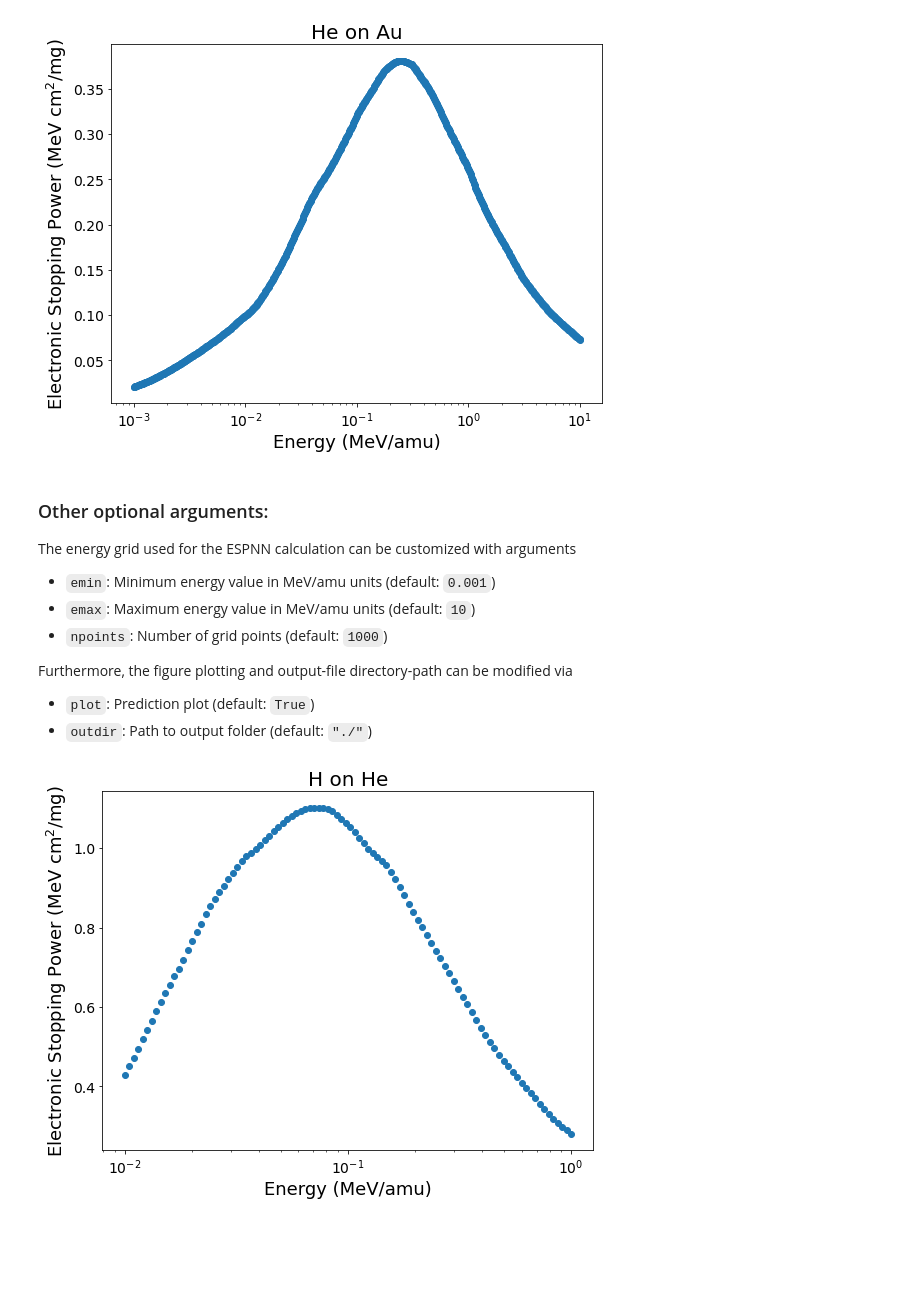
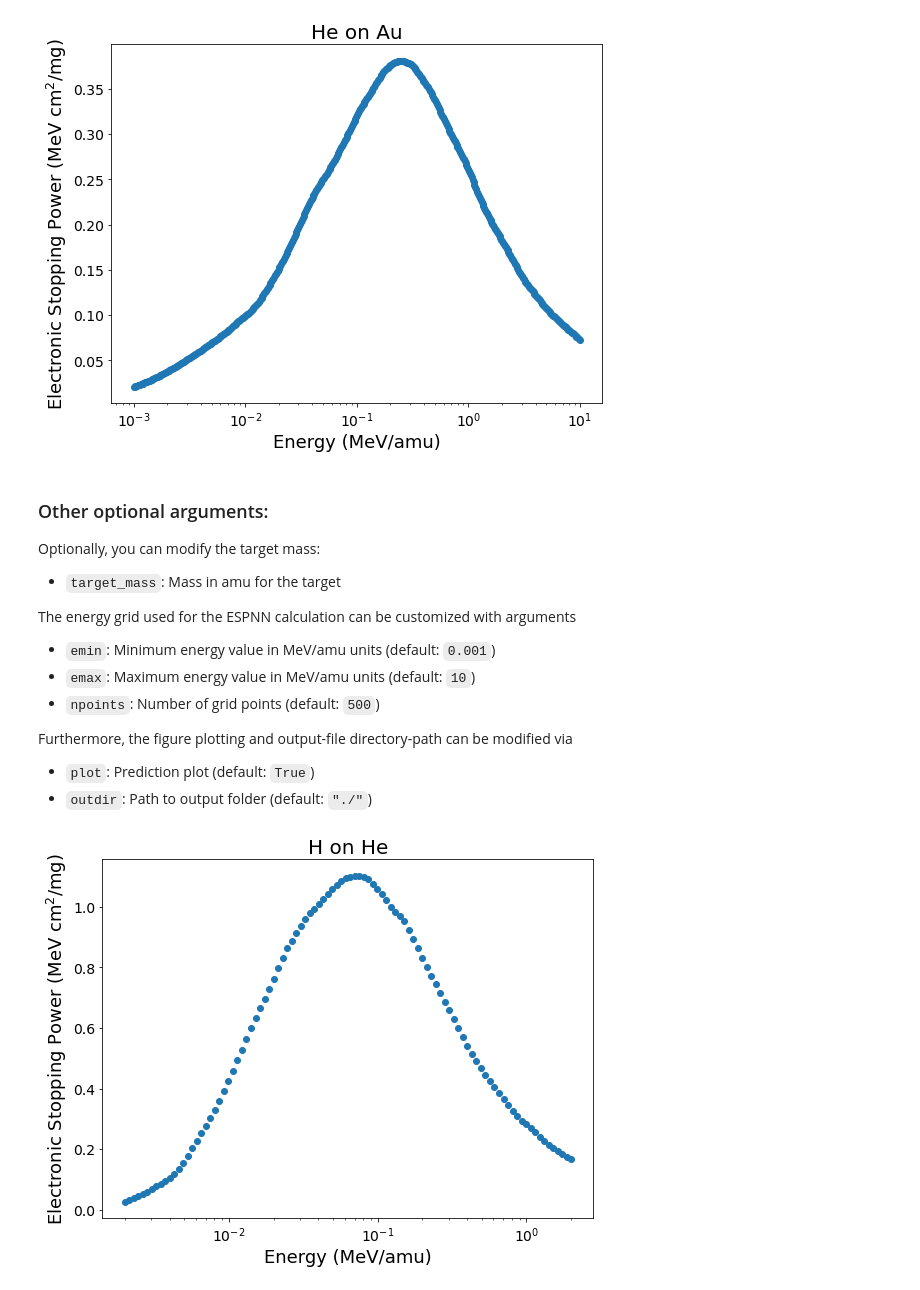
Before and after one commit to ale-mendez/ESPNN, a Jupyter notebook: workflow/prediction.ipynb, the cells around one changed output. Saved outputs shown, nothing was run; the diff lists cells and outputs as text; code cells hidden in the pictures; blank space fills up the shorter version.

Commit message:
update docs - rm projectile mass

```diff
--- a/workflow/prediction.ipynb
+++ b/workflow/prediction.ipynb
@@ -19,21 +13,25 @@ Optionally, you can provide these parameters:
 The function automatically produces a ``matplotlib`` figure and a sample file named ``XY_prediction.dat``, where ``X`` is the name of the projectile and ``Y`` is the name of the target system.
 # %%
-ESPNN.run_NN(projectile='He', projectile_mass=4.002602, target='Au', target_mass=196.966569)
+ESPNN.run_NN(projectile='He', target='Au')
 # %% [output]
 [figure]
 # %% [markdown]
 ### Other optional arguments:
+
+Optionally, you can modify the target mass:
+
+- ``target_mass``: Mass in amu for the target
 
 The energy grid used for the ESPNN calculation can be customized with arguments
 
 - ``emin``: Minimum energy value in MeV/amu units (default: ``0.001``)
 - ``emax``: Maximum energy value in MeV/amu units (default: ``10``)
-- ``npoints``: Number of grid points (default: ``1000``)
+- ``npoints``: Number of grid points (default: ``500``)
 
 Furthermore, the figure plotting and output-file directory-path can be modified via
 - ``plot``: Prediction plot (default: ``True``)
 - ``outdir``: Path to output folder (default: ``"./"``)
 # %%
-ESPNN.run_NN(projectile='H', projectile_mass=1.0, target='He', target_mass=4.002602, emin=0.01, emax=1, npoints=100)
+ESPNN.run_NN(projectile='H', target='He', emin=0.002, emax=2, npoints=100)
 # %% [output]
-[figure, old version]
+[figure, new version]
```
Also changed, not shown: parts of 1 cell of this notebook, 5 other files.
